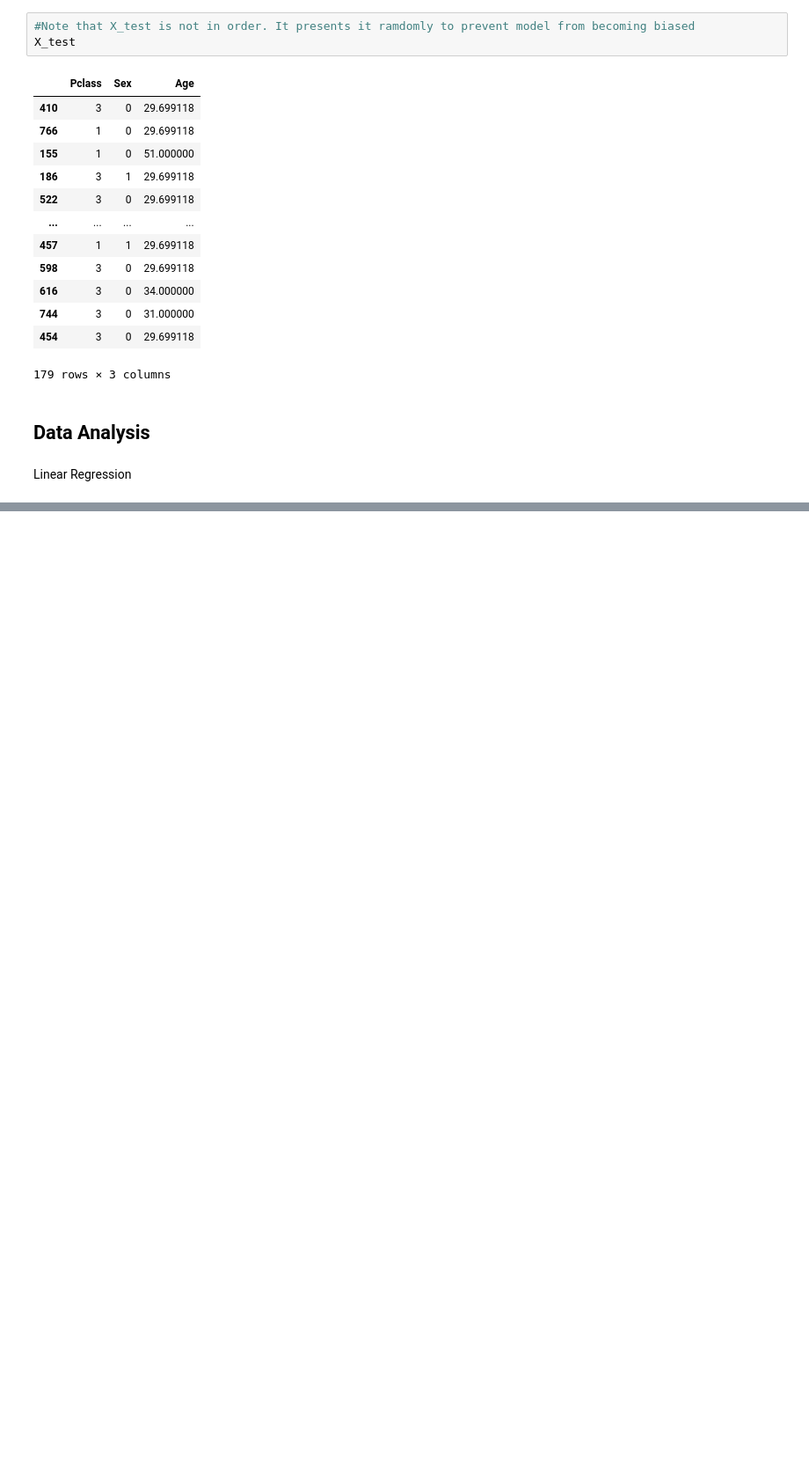
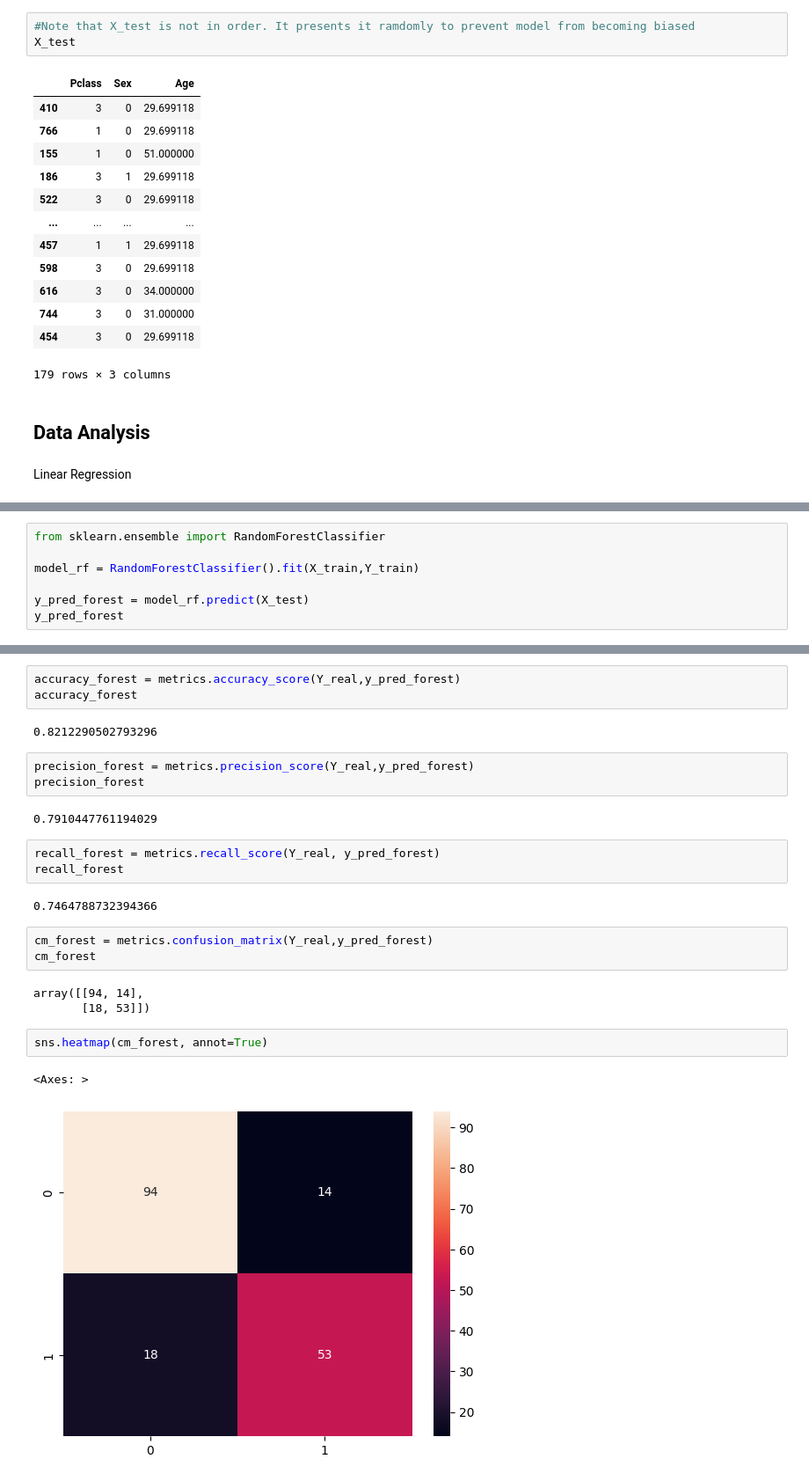
Before and after one commit to 27priyanshu/Machine-Learning-Models, a Jupyter notebook: Titanic.ipynb, the cells around one changed output, grey strips where cells are left out. Shown at 88% size. Drawn from its saved outputs; the diff is of its cells as text; blank space fills up the shorter version.

```diff
--- a/Titanic.ipynb
+++ b/Titanic.ipynb
@@ -153,0 +363,7 @@ Linear Regression
+# %%
+from sklearn.ensemble import RandomForestClassifier
+
+model_rf = RandomForestClassifier().fit(X_train,Y_train)
+
+y_pred_forest = model_rf.predict(X_test)
+y_pred_forest
@@ -153,0 +386,26 @@ Linear Regression
+# %%
+accuracy_forest = metrics.accuracy_score(Y_real,y_pred_forest)
+accuracy_forest
+# %% [output]
+0.8212290502793296
+# %%
+precision_forest = metrics.precision_score(Y_real,y_pred_forest)
+precision_forest
+# %% [output]
+0.7910447761194029
+# %%
+recall_forest = metrics.recall_score(Y_real, y_pred_forest)
+recall_forest
+# %% [output]
+0.7464788732394366
+# %%
+cm_forest = metrics.confusion_matrix(Y_real,y_pred_forest)
+cm_forest
+# %% [output]
+array([[94, 14],
+       [18, 53]])
+# %%
+sns.heatmap(cm_forest, annot=True)
+# %% [output]
+<Axes: >
+[figure, added]
```
Also changed, not shown: parts of 32 cells of this notebook.
